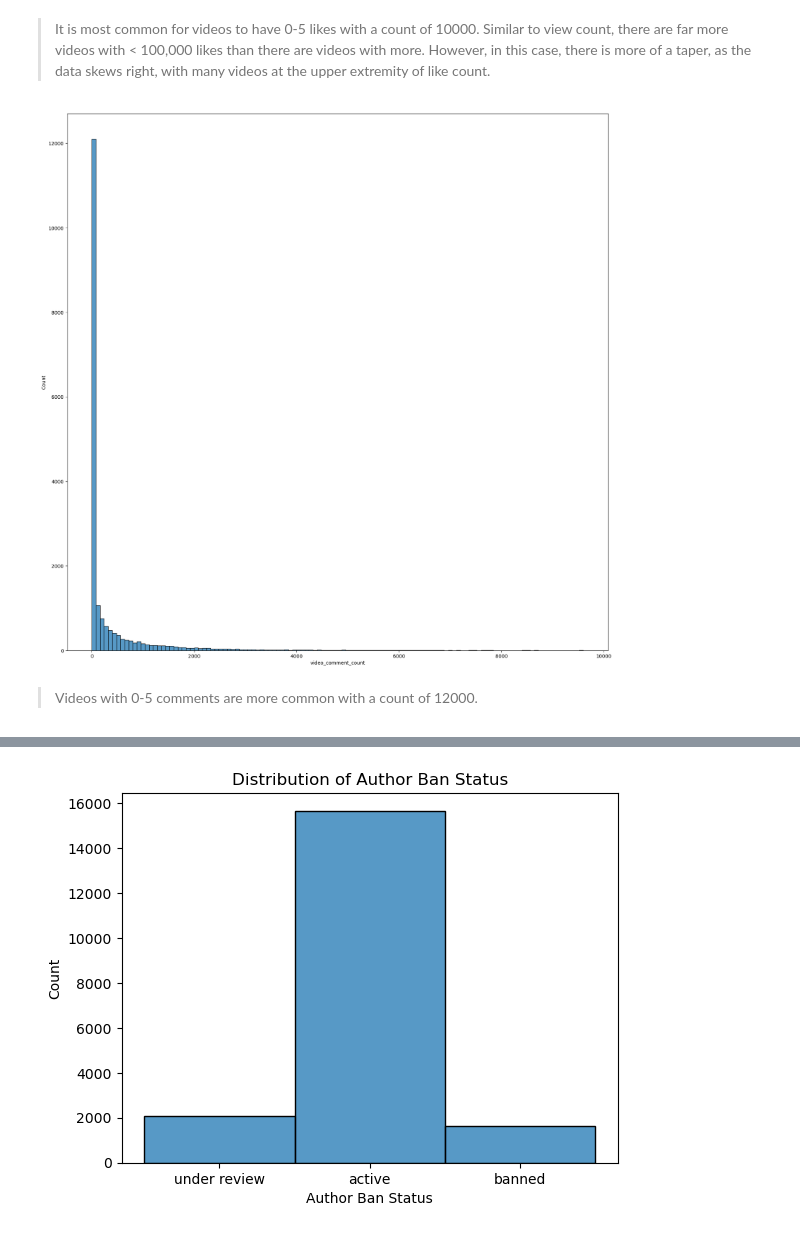
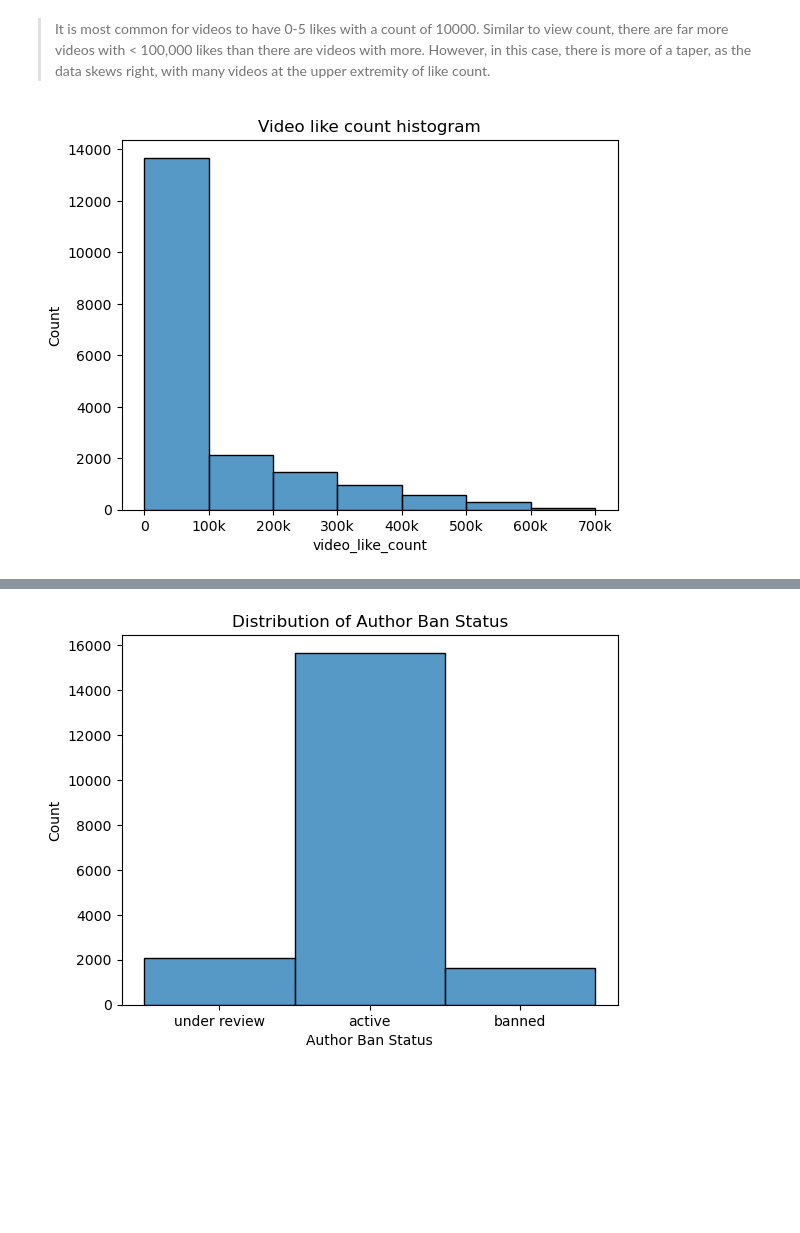
Before and after one commit to alishanstyles/Projects, a Jupyter notebook: Documents/coding-temple/Tik Tok Data Analysis/Untitled.ipynb, the cells around one changed output, grey strips where cells are left out. Saved outputs shown, nothing was run; the diff lists cells and outputs as text; code cells hidden in the pictures; blank space fills up the shorter version.

```diff
--- a/Documents/coding-temple/Tik Tok Data Analysis/Untitled.ipynb
+++ b/Documents/coding-temple/Tik Tok Data Analysis/Untitled.ipynb
@@ -169,12 +179,10 @@ plt.ylabel('Count');
 [figure]
 # %% [markdown]
 > It is most common for videos to have 0-5 likes with a count of 10000. Similar to view count, there are far more videos with < 100,000 likes than there are videos with more. However, in this case, there is more of a taper, as the data skews right, with many videos at the upper extremity of like count.
-# %%
-plt.figure(figsize= (20,20))
-sns.histplot(data = df,
-            x ='video_comment_count',
-            binwidth = 80);
-# %% [output]
-[figure, removed]
-# %% [markdown]
-> Videos with 0-5 comments are more common with a count of 12000.
+# %%
+ax = sns.histplot(df['video_like_count'], bins=range(0,(7*10**5+1),10**5))
+labels = [0] + [str(i) + 'k' for i in range(100, 701, 100)]
+ax.set_xticks(range(0,7*10**5+1,10**5), labels=labels)
+plt.title('Video like count histogram');
+# %% [output]
+[figure, added]
```
Also changed, not shown: parts of 12 cells of this notebook.
